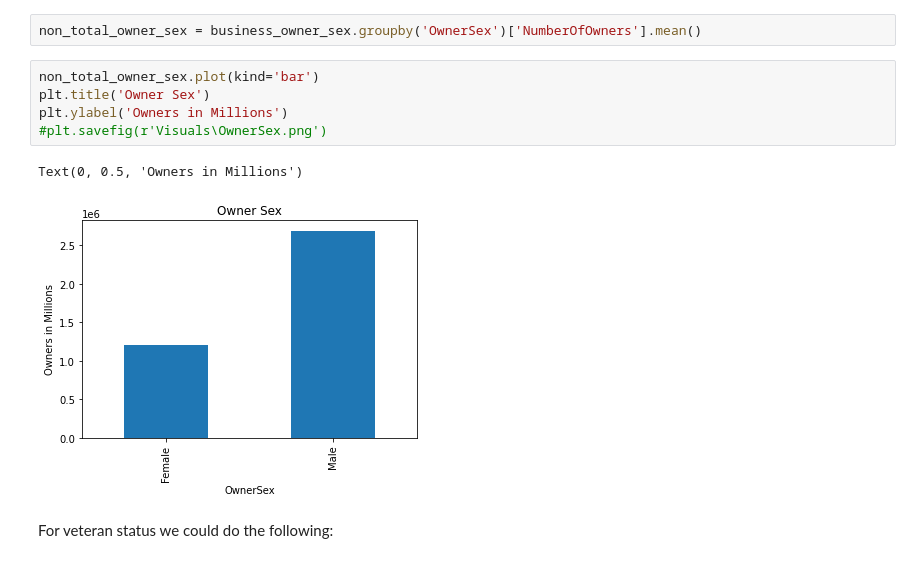
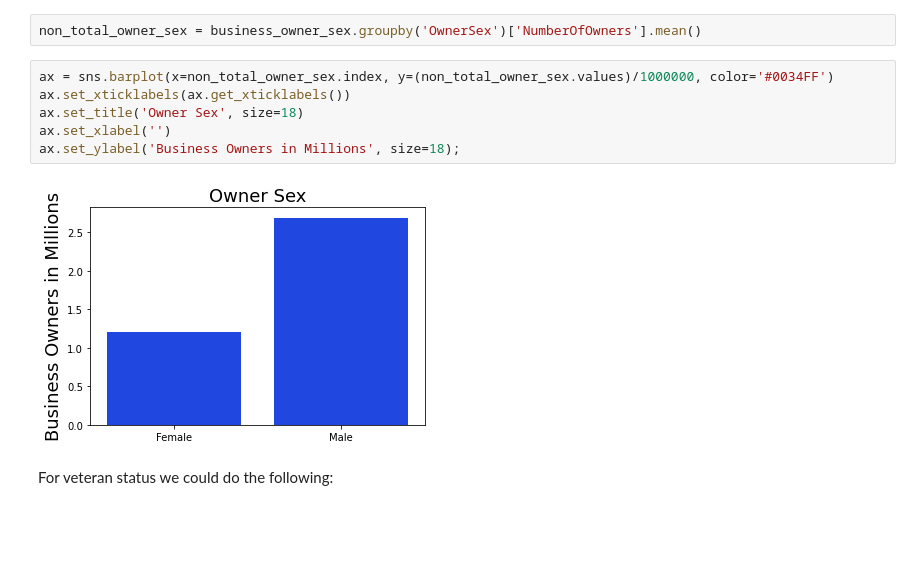
Before and after one commit to c-rod51/census-annual-business-survey, a Jupyter notebook: Visualizations.ipynb, the cells around one changed output. Cells and saved outputs as stored; diff of their text form; blank space fills up the shorter version.

```diff
--- a/Visualizations.ipynb
+++ b/Visualizations.ipynb
@@ -77,14 +81,14 @@ business_owner_sex = business_owner_characteristics[(business_owner_characterist
                               & (business_owner_characteristics['OwnerEthnicity'] == 'All owners of respondent firms')]
 # %%
 non_total_owner_sex = business_owner_sex.groupby('OwnerSex')['NumberOfOwners'].mean()
-# %%
-non_total_owner_sex.plot(kind='bar')
-plt.title('Owner Sex')
-plt.ylabel('Owners in Millions')
-#plt.savefig(r'Visuals\OwnerSex.png')
-# %% [output]
-Text(0, 0.5, 'Owners in Millions')
-[figure, removed]
+# %%
+ax = sns.barplot(x=non_total_owner_sex.index, y=(non_total_owner_sex.values)/1000000, color='#0034FF')
+ax.set_xticklabels(ax.get_xticklabels())
+ax.set_title('Owner Sex', size=18)
+ax.set_xlabel('')
+ax.set_ylabel('Business Owners in Millions', size=18);
+# %% [output]
+[figure, added]
 # %% [markdown]
 For veteran status we could do the following:
 # %%
```
Also changed, not shown: parts of 43 cells of this notebook.
